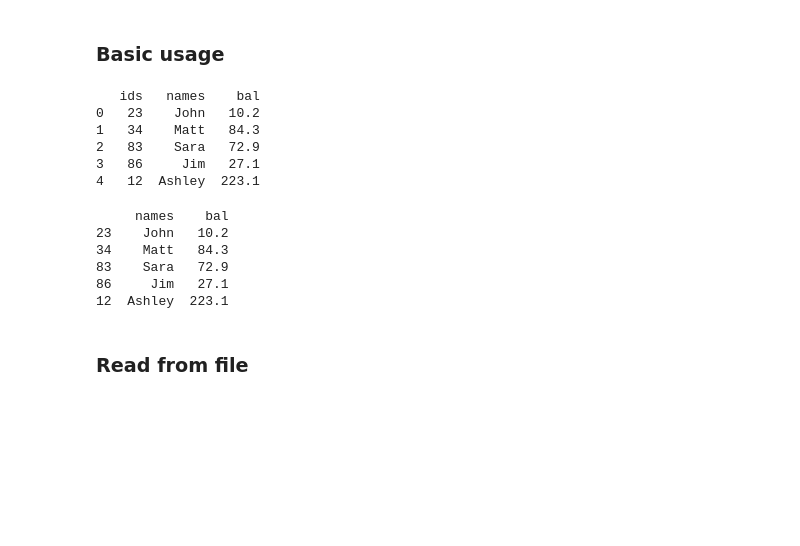
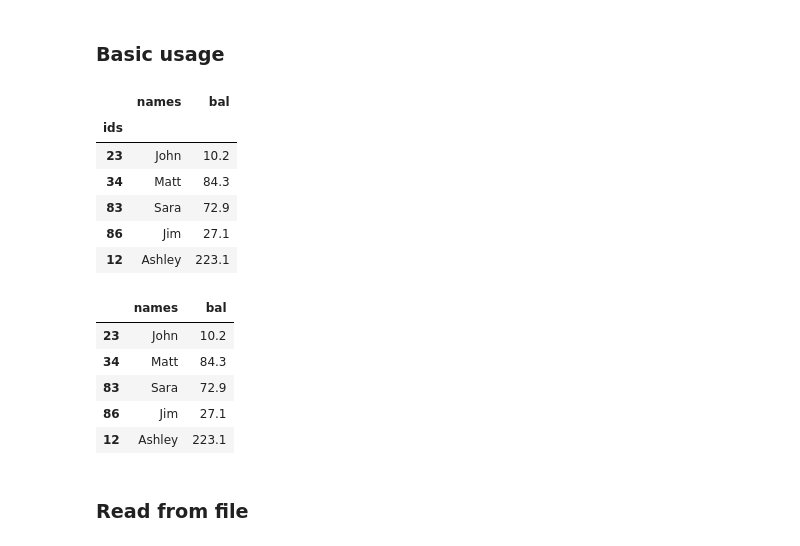
Before and after one commit to FelixWu111/comp2420-2019-lecturescripts, a Jupyter notebook: week-1-2/Lec3_Pandas.ipynb, the cells around one changed output. Cells and saved outputs as stored; diff of their text form; code cells hidden in the pictures; blank space fills up the shorter version.

```diff
--- a/week-1-2/Lec3_Pandas.ipynb
+++ b/week-1-2/Lec3_Pandas.ipynb
@@ -8,28 +8,31 @@ import matplotlib.pyplot as plt
 # %%
 names = ['John', 'Matt', 'Sara', 'Jim', 'Ashley']
 ids = [ 23, 34, 83, 86, 12]
 balance = [10.2, 84.3, 72.9, 27.1, 223.1]
 dic = {'ids': ids, 'names': names, 'bal':balance}
 
 users = pd.DataFrame(dic)
-print (users)
+
+users.set_index('ids', inplace = True)
+users
 # %% [output]
-   ids   names    bal
-0   23    John   10.2
-1   34    Matt   84.3
-2   83    Sara   72.9
-3   86     Jim   27.1
-4   12  Ashley  223.1
+|  | names | bal |
+| ids |  |  |
+| 23 | John | 10.2 |
+| 34 | Matt | 84.3 |
+| 83 | Sara | 72.9 |
+| 86 | Jim | 27.1 |
+| 12 | Ashley | 223.1 |
 # %%
 users = pd.DataFrame({'names': names, 'bal':balance}, index=ids)
-print (users)
+users
 # %% [output]
-     names    bal
-23    John   10.2
-34    Matt   84.3
-83    Sara   72.9
-86     Jim   27.1
-12  Ashley  223.1
+|  | names | bal |
+| 23 | John | 10.2 |
+| 34 | Matt | 84.3 |
+| 83 | Sara | 72.9 |
+| 86 | Jim | 27.1 |
+| 12 | Ashley | 223.1 |
 # %% [markdown]
 ### Read from file
 # %%
```
Also changed, not shown: parts of 12 cells of this notebook.
